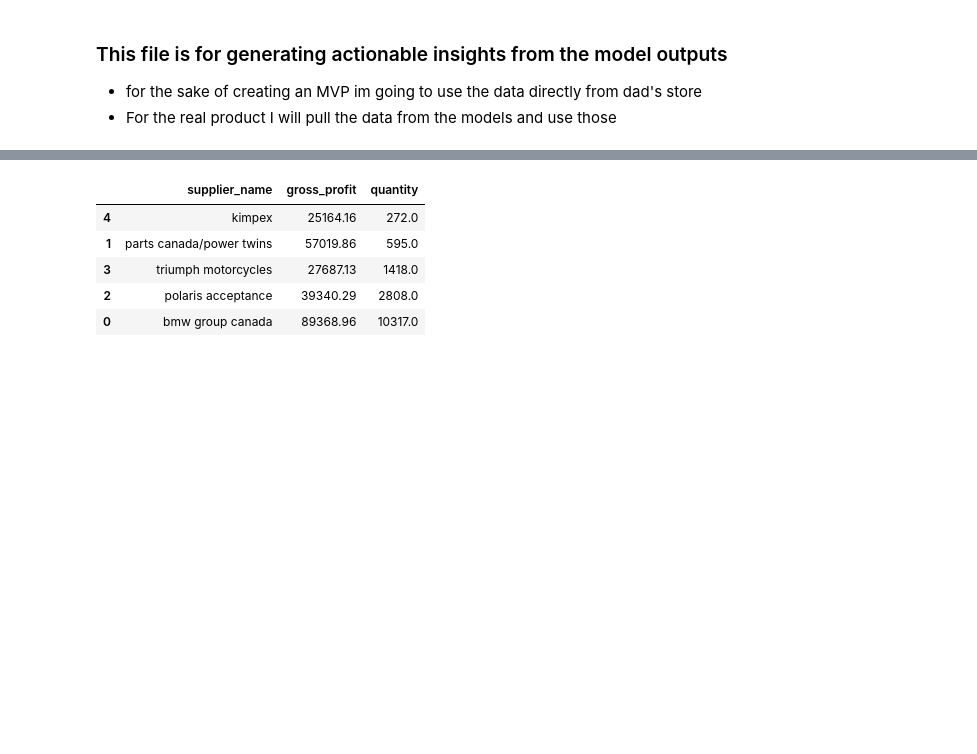
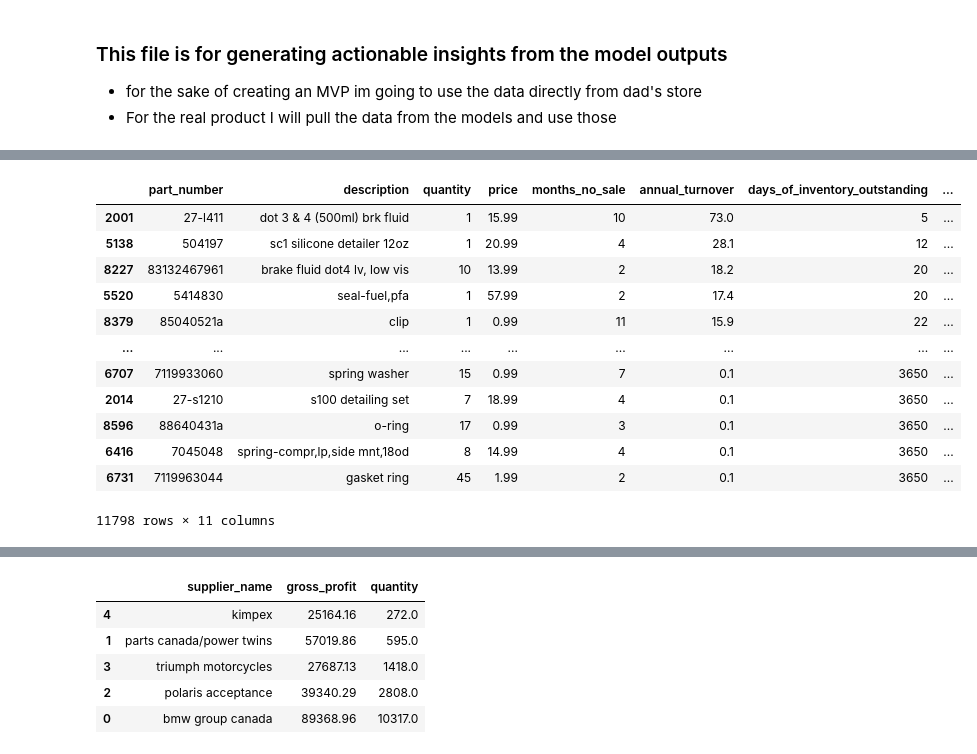
Before and after one commit to skyler22wilson/co-pilot-v1, a Jupyter notebook: notebooks/business_insights.ipynb, the cells around one changed output, grey strips where cells are left out. Saved outputs shown, nothing was run; the diff lists cells and outputs as text; code cells hidden in the pictures; blank space fills up the shorter version.

```diff
--- a/notebooks/business_insights.ipynb
+++ b/notebooks/business_insights.ipynb
@@ -568,0 +5,27 @@ shape: (337_459, 6)
+# %%
+import pandas as pd
+import numpy as np
+df = pd.read_feather("/Users/skylerwilson/Desktop/PartsWise/co-pilot-v1/data/output_data/parts_data.feather")
+
+df['days_of_inventory_outstanding'] = (np.where(df['annual_turnover'] == 0, (df['months_no_sale'] * 30), 365/ df['annual_turnover'])).astype(int)
+
+df['sell_through_rate'] = (np.where(df['quantity'] == 0, 0, (df['rolling_12_month_sales'] / df['quantity'] * 100))).astype(int)
+
+total_sales = []
+
+
+df[['part_number', 'description', 'quantity', 'price', 'months_no_sale','annual_turnover','days_of_inventory_outstanding', 'annual_days_supply', 'sell_through_rate', 'seasonal_component', 'rolling_12_month_sales']].sort_values(by='days_of_inventory_outstanding', ascending=True)
+# %% [output]
+|  | part_number | description | quantity | price | months_no_sale | annual_turnover | days_of_inventory_outstanding | ... |
+| 2001 | 27-l411 | dot 3 & 4 (500ml) brk fluid | 1 | 15.99 | 10 | 73.0 | 5 | ... |
+| 5138 | 504197 | sc1 silicone detailer 12oz | 1 | 20.99 | 4 | 28.1 | 12 | ... |
+| 8227 | 83132467961 | brake fluid dot4 lv, low vis | 10 | 13.99 | 2 | 18.2 | 20 | ... |
+| 5520 | 5414830 | seal-fuel,pfa | 1 | 57.99 | 2 | 17.4 | 20 | ... |
+| 8379 | 85040521a | clip | 1 | 0.99 | 11 | 15.9 | 22 | ... |
+| ... | ... | ... | ... | ... | ... | ... | ... | ... |
+| 6707 | 7119933060 | spring washer | 15 | 0.99 | 7 | 0.1 | 3650 | ... |
+| 2014 | 27-s1210 | s100 detailing set | 7 | 18.99 | 4 | 0.1 | 3650 | ... |
+| 8596 | 88640431a | o-ring | 17 | 0.99 | 3 | 0.1 | 3650 | ... |
+| 6416 | 7045048 | spring-compr,lp,side mnt,18od | 8 | 14.99 | 4 | 0.1 | 3650 | ... |
+| 6731 | 7119963044 | gasket ring | 45 | 1.99 | 2 | 0.1 | 3650 | ... |
+11798 rows × 11 columns
```
Also changed, not shown: parts of 20 cells of this notebook, 1 other file.
